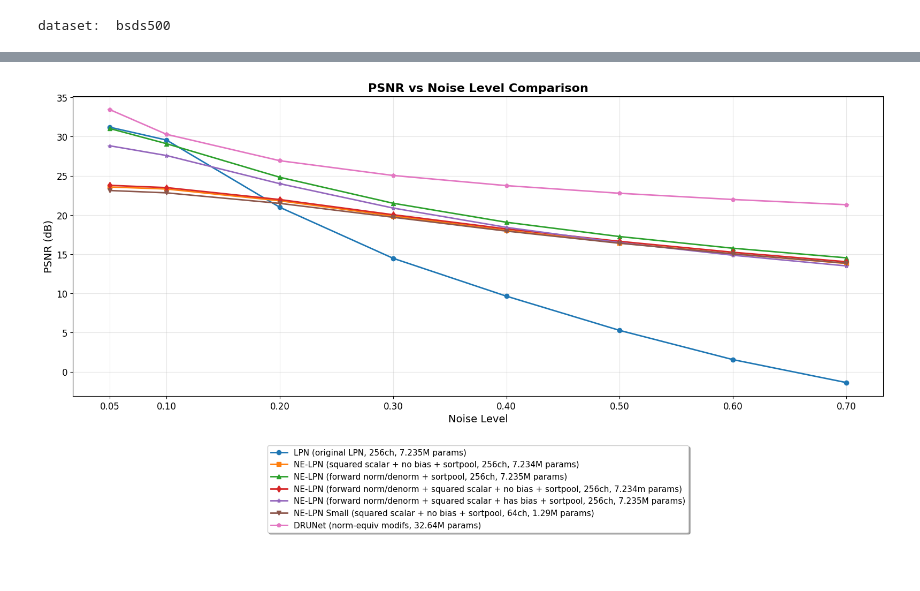
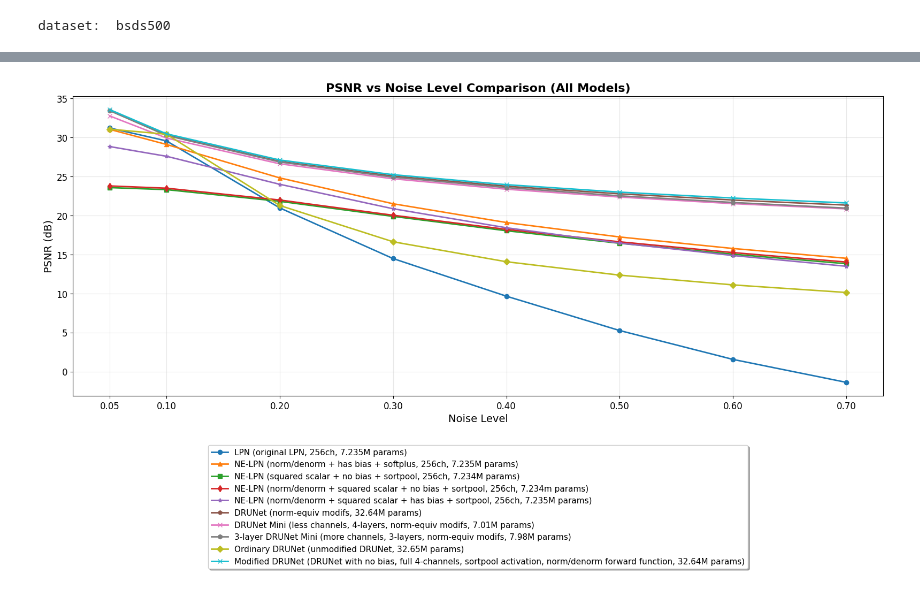
Before and after one commit to OriSavir/learned-proximal-networks, a Jupyter notebook: exps/bsd/notebooks/denoising_test.ipynb, the cells around one changed output, grey strips where cells are left out. Cells and saved outputs as stored; diff of their text form; code cells hidden in the pictures.

Commit message:
normal prox testing notebooks for scale equivariance experimentation on 1D LPN models to compare them to each other

```diff
--- a/exps/bsd/notebooks/denoising_test.ipynb
+++ b/exps/bsd/notebooks/denoising_test.ipynb
@@ -394,0 +495,2 @@ Average SSIM for noise level 0.7: 0.5004
+# %%
+drunet_mini_psnr, drunet_mini_ssim = evaluate_model(drunet_mini_model, test_dataloader, noise_levels)
@@ -394,0 +514,2 @@ Average SSIM for noise level 0.7: 0.5004
+# %%
+less_drunet_mini_psnr, less_drunet_mini_ssim = evaluate_model(less_drunet_mini_model, test_dataloader, noise_levels)
@@ -394,0 +533,2 @@ Average SSIM for noise level 0.7: 0.5004
+# %%
+ordinary_drunet_psnr, ordinary_drunet_ssim = evaluate_model(ordinary_drunet_model, test_dataloader, noise_levels)
@@ -394,0 +552,2 @@ Average SSIM for noise level 0.7: 0.5004
+# %%
+modified_drunet_psnr, modified_drunet_ssim = evaluate_model(modified_drunet_model, test_dataloader, noise_levels)
@@ -395,30 +571,34 @@ Average SSIM for noise level 0.7: 0.5004
 # %%
 plt.figure(figsize=(16, 8))  # Much wider figure
 
 # Plotting lines with better styling
+
 plt.plot(noise_levels, lpn_psnr, label='LPN (original LPN, 256ch, 7.235M params)', linewidth=2, marker='o')
+plt.plot(noise_levels, ne_by_forward_psnr, label='NE-LPN (norm/denorm + has bias + softplus, 256ch, 7.235M params)', linewidth=2, marker='^')
 plt.plot(noise_levels, ne_lpn_psnr, label='NE-LPN (squared scalar + no bias + sortpool, 256ch, 7.234M params)', linewidth=2, marker='s')
-plt.plot(noise_levels, ne_by_forward_psnr, label='NE-LPN (forward norm/denorm + has bias + sortpool, 256ch, 7.235M params)', linewidth=2, marker='^')
-plt.plot(noise_levels, ne_norm_and_scaled_psnr, label='NE-LPN (forward norm/denorm + squared scalar + no bias + sortpool, 256ch, 7.234m params)', linewidth=2, marker='d')
-plt.plot(noise_levels, ne_norm_and_scaled_wbias_psnr, label='NE-LPN (forward norm/denorm + squared scalar + has bias + sortpool, 256ch, 7.235M params)', linewidth=2, marker='*')
-plt.plot(noise_levels, ne_lpn_64ch_psnr, label='NE-LPN Small (squared scalar + no bias + sortpool, 64ch, 1.29M params)', linewidth=2, marker='v')
+plt.plot(noise_levels, ne_norm_and_scaled_psnr, label='NE-LPN (norm/denorm + squared scalar + no bias + sortpool, 256ch, 7.234m params)', linewidth=2, marker='d')
+plt.plot(noise_levels, ne_norm_and_scaled_wbias_psnr, label='NE-LPN (norm/denorm + squared scalar + has bias + sortpool, 256ch, 7.235M params)', linewidth=2, marker='*')
 plt.plot(noise_levels, drunet_psnr, label='DRUNet (norm-equiv modifs, 32.64M params)', linewidth=2, marker='p')
+plt.plot(noise_levels, drunet_mini_psnr, label='DRUNet Mini (less channels, 4-layers, norm-equiv modifs, 7.01M params)', linewidth=2, marker='x')
+plt.plot(noise_levels, less_drunet_mini_psnr, label='3-layer DRUNet Mini (more channels, 3-layers, norm-equiv modifs, 7.98M params)', linewidth=2, marker='h')
+plt.plot(noise_levels, ordinary_drunet_psnr, label='Ordinary DRUNet (unmodified DRUNet, 32.65M params)', linewidth=2, marker='D')
+plt.plot(noise_levels, modified_drunet_psnr, label='Modified DRUNet (DRUNet with no bias, full 4-channels, sortpool activation, norm/denorm forward function, 32.64M params)', linewidth=2, marker='x')
 
 plt.xlabel('Noise Level', fontsize=14)
 plt.ylabel('PSNR (dB)', fontsize=14)
-plt.title('PSNR vs Noise Level Comparison', fontsize=16, fontweight='bold')
+plt.title('PSNR vs Noise Level Comparison (All Models)', fontsize=16, fontweight='bold')
 plt.xticks(noise_levels, fontsize=12)
 plt.yticks(fontsize=12)
 plt.grid(True, alpha=0.3)
 
 # Legend below the plot with single column for readability
 plt.legend(loc='upper center', bbox_to_anchor=(0.5, -0.15),
           ncol=1, fontsize=11, frameon=True, fancybox=True, shadow=True)
 
 # Adjust layout to accommodate legend below
 plt.tight_layout()
 plt.subplots_adjust(bottom=0.25)  # Make room for legend
 
 plt.show()
 # %% [output]
-[figure, old version]
+[figure, new version]
```
Also changed, not shown: parts of 17 cells of this notebook, 17 other files.
